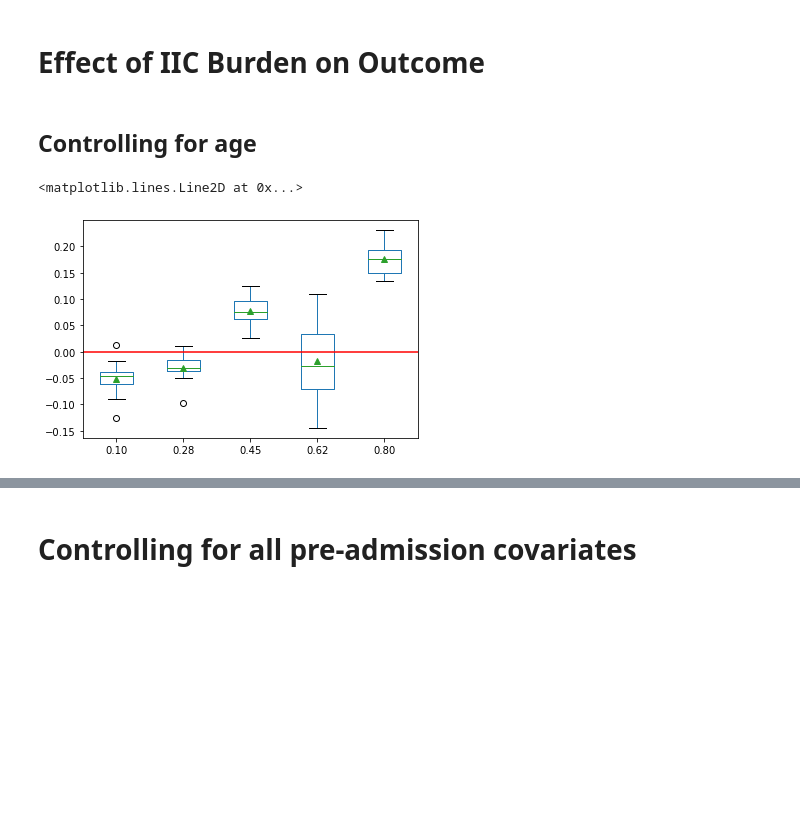
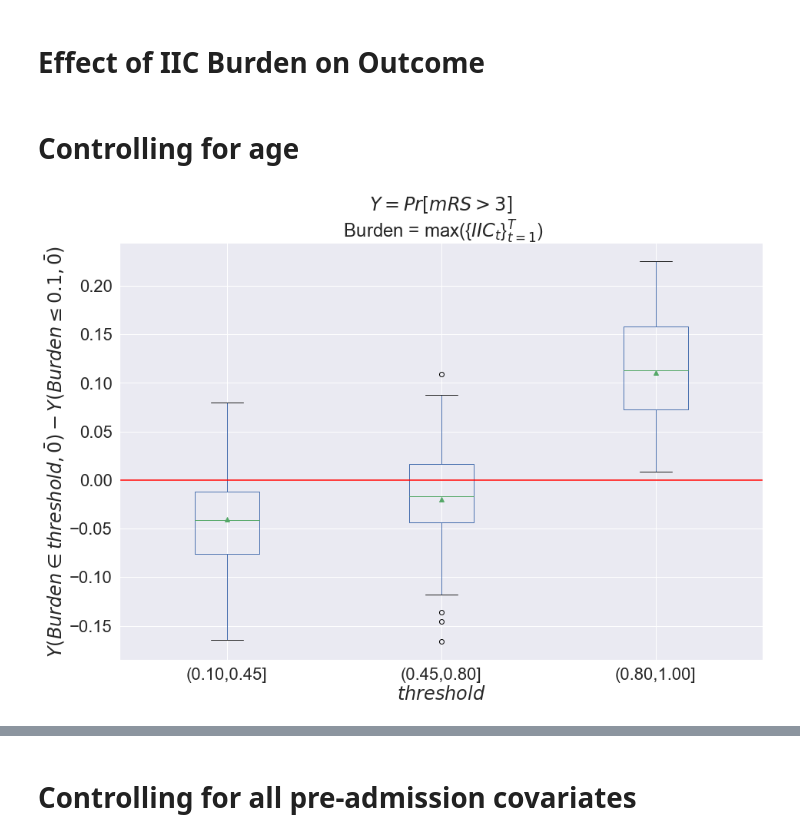
Before and after one commit to Hockey86/iic_causal_inference, a Jupyter notebook: aim2/short_term_drug_effect.ipynb, the cells around one changed output, grey strips where cells are left out. Drawn from its saved outputs; the diff is of its cells as text; code cells hidden in the pictures; blank space fills up the shorter version.

```diff
--- a/aim2/short_term_drug_effect.ipynb
+++ b/aim2/short_term_drug_effect.ipynb
@@ -97,7 +97,7 @@ def setup_coarsen_data(iic_burden,window = 36,summarize='max',**kwargs):
 # %% [markdown]
 # Effect of IIC Burden on Outcome
 # %% [markdown]
-## Controlling for age
+# Controlling for age
 # %%
 m_dict_dict = {}
 cates_dict_dict = {}
@@ -163,19 +183,27 @@ df_m_atec_dict = {}
 for type_summary in m_dict_dict.keys():
     m_dict = m_dict_dict[type_summary]
     df_dict = df_dict_dict[type_summary]
+    cutoff = {threshold: pd.concat(m_dict[threshold].M_opt_list).mean(axis=0).sum() for threshold in m_dict.keys()}
     df_m_atec = pd.DataFrame( np.array([ m_dict[threshold].CATE_df.loc[(df_dict[threshold]['levetiracetam'] <= 1)
                                                                        & (df_dict[threshold]['propofol']<=1)
-                                                                       & (df_dict[threshold]['midazolam']<=1)
-                                                                       & (df_dict[threshold]['lacosamide']<=1)
-                                                                       & (df_dict[threshold]['pentobarbital']<=1)
-                                                                       & (df_dict[threshold]['phenobarbital']<=1)
-                                                                       & (df_dict[threshold]['valproate']<=1)].mean(axis=0)['CATE'].values for threshold in m_dict.keys()]),
-                            index = ['%.2f'%(j) for j in m_dict.keys()], columns = ['ATE' for i in range(len(m_dict[threshold].CATE_df.mean(axis=0)['CATE'].values))] )
+                                                                       & (df_dict[threshold]['midazolam']<=0.1)
+                                                                       & (df_dict[threshold]['lacosamide']<=0)
+                                                                       & (df_dict[threshold]['pentobarbital']<=0)
+                                                                       & (df_dict[threshold]['phenobarbital']<=0)
+                                                                       & (df_dict[threshold]['valproate']<=0)
+#                                                                        & (m_dict[threshold].CATE_df['avg.Diameter'] <= 2.5*cutoff[threshold])
+#                                                                        & (m_dict[threshold].CATE_df['T'] == 1)
+                                                                      ].mean(axis=0)['CATE'].values for threshold in m_dict.keys()]),
+                            index = ['(%.2f,%.2f]'%(thresholds[j],thresholds[j+1]) for j in range(len(m_dict.keys()))], columns = ['ATE' for i in range(len(m_dict[threshold].CATE_df.mean(axis=0)['CATE'].values))] )
     df_m_atec_dict[type_summary] = df_m_atec
-# %%
-
-df_m_atec.T.plot(kind='box',showmeans=True)
-plt.axhline(0,c='red')
-# %% [output]
-<matplotlib.lines.Line2D at 0x...>
-[figure, removed]
+# %%
+for type_summary in m_dict_dict.keys():
+    fig,ax = plt.subplots(figsize=(15,10))
+    df_m_atec_dict[type_summary].T.plot(kind='box',showmeans=True,ax=ax)
+    plt.axhline(0,c='red')
+    plt.ylabel('$Y(Burden \\in threshold, \\bar{0}) - Y(Burden \\leq 0.1,\\bar{0})$')
+    plt.xlabel('$threshold$')
+    plt.title('$Y = Pr[mRS > 3]$\n Burden = %s({$IIC_t$}$_{t=1}^T$)'%(type_summary))
+    fig.savefig(type_summary+'_age.png')
+# %% [output]
+[figure, added]
```
Also changed, not shown: parts of 7 cells of this notebook, 3 other files.
